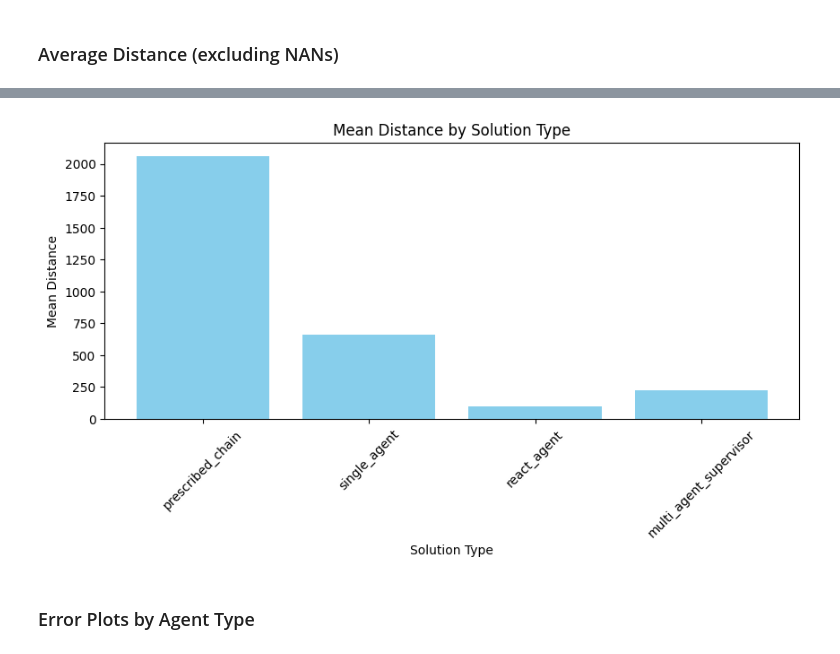
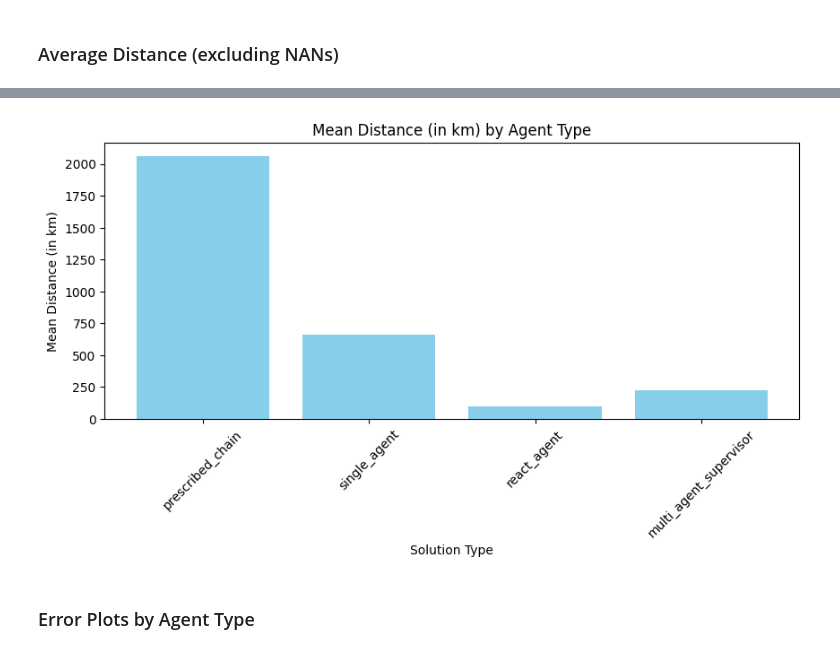
Before and after one commit to jcalz23/geo-guesser-agents, a Jupyter notebook: src/results.ipynb, the cells around one changed output, grey strips where cells are left out. Cells and saved outputs as stored; diff of their text form; code cells hidden in the pictures.

```diff
--- a/src/results.ipynb
+++ b/src/results.ipynb
@@ -4,6 +4,7 @@ import json
 import numpy as np
 import pandas as pd
 import matplotlib.pyplot as plt
+from utils.eval import geoguessr_score
 
 # Get rid of pandas max width
 pd.set_option('display.max_columns', None)
@@ -29,7 +30,6 @@ for key, value in top_runs.items():
     with open(f"{DATA_DIR}/results/runs/final/{key}_{value}.json", "r") as file:
         results = json.load(file)
 
-
     # Append dict to df
     if len(df) == 0:
         df = pd.DataFrame(results)
@@ -39,10 +39,38 @@ for key, value in top_runs.items():
         df = pd.concat([df, new_row])
 
 # Get mean, min distance
-df["mean"] = df.mean(axis=1)
-df["min"] = df.min(axis=1)
+t1_cols = [col for col in df.columns if int(col) <= 110]
+t2_cols = [col for col in df.columns if int(col) >= 200]
+df["mean"] = df[t1_cols + t2_cols].mean(axis=1)
+df["mean_t1"] = df[t1_cols].mean(axis=1)
+df["mean_t2"] = df[t2_cols].mean(axis=1)
+df["min"] = df[t1_cols + t2_cols].min(axis=1)
 df = df[sorted(df.columns)]
 display(df)
+
+# Get score (by tier)
+df["total_score"] = 0
+df["total_score_t1"] = 0
+df["total_score_t2"] = 0
+for index, row in df.iterrows():
+    for col in df.columns:
+        if col[0] in ["1", "2"]:
+            score = geoguessr_score(df.at[index, col])
+            df.at[index, "total_score"] += score
+            if int(col) <= 110:
+                df.at[index, "total_score_t1"] += score
+            elif int(col) > 110:
+                df.at[index, "total_score_t2"] += score
+
+# Calculate normalized scores by the number of non-NA records for each score column
+score_columns = ['total_score', 'total_score_t1', 'total_score_t2']
+for index, row in df.iterrows():
+    non_na_t1 = df.loc[index, '101':'110'].count()
+    non_na_t2 = df.loc[index, '201':'210'].count()
+
+    df.at[index, 'normalized_total_score_t1'] = df.at[index, 'total_score_t1'] / non_na_t1 if non_na_t1 > 0 else 0
+    df.at[index, 'normalized_total_score_t2'] = df.at[index, 'total_score_t2'] / non_na_t2 if non_na_t2 > 0 else 0
+    df.at[index, 'normalized_total_score'] = df.at[index, 'total_score'] / (non_na_t1 + non_na_t2) if (non_na_t1 + non_na_t2) > 0 else 0
 # %% [output]
 |  | 101 | 102 | 103 | 104 | 105 | 106 | 107 | 108 | 109 | 110 | 201 | ... |
 | prescribed_chain | 458.28 | 21.79 | 395.62 | 0.16 | 3.78 | 6.49 | 156.04 | 16.80 | 478.35 | 19.91 | 1330.19 | ... |
@@ -56,14 +146,14 @@ display(df)
 # %%
 # Plot a bar chart of the mean column
 plt.figure(figsize=(10, 4))
 plt.bar(df.index, df['mean'], color='skyblue')
 plt.xlabel('Solution Type')
-plt.ylabel('Mean Distance')
-plt.title('Mean Distance by Solution Type')
+plt.ylabel('Mean Distance (in km)')
+plt.title('Mean Distance (in km) by Agent Type')
 plt.xticks(rotation=45)
 plt.show()
 # %% [output]
-[figure, old version]
+[figure, new version]
 # %% [markdown]
 ### Error Plots by Agent Type
 # %% [markdown]
```
Also changed, not shown: parts of 7 cells of this notebook, 3 other files.
